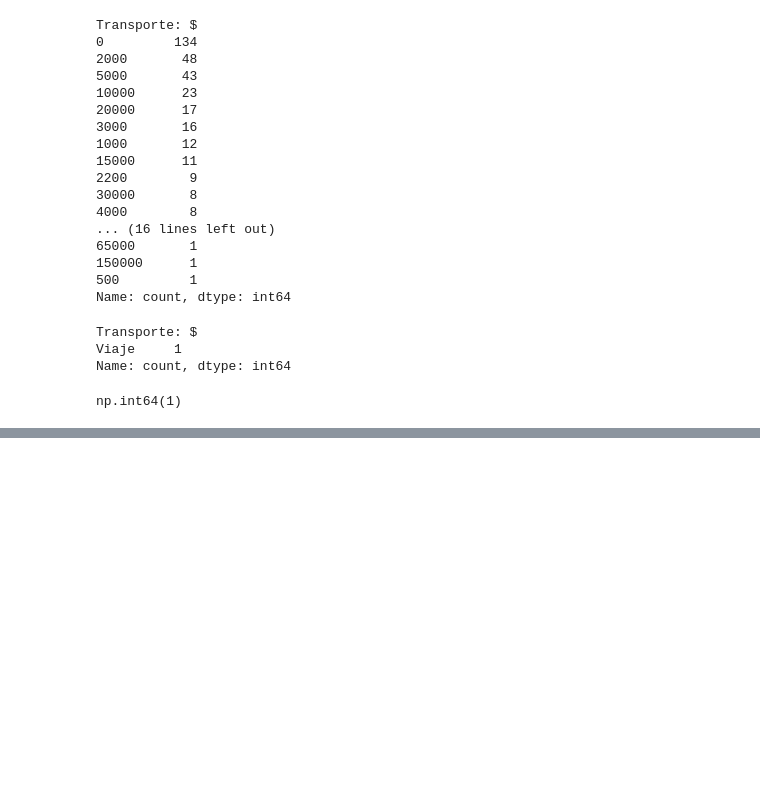
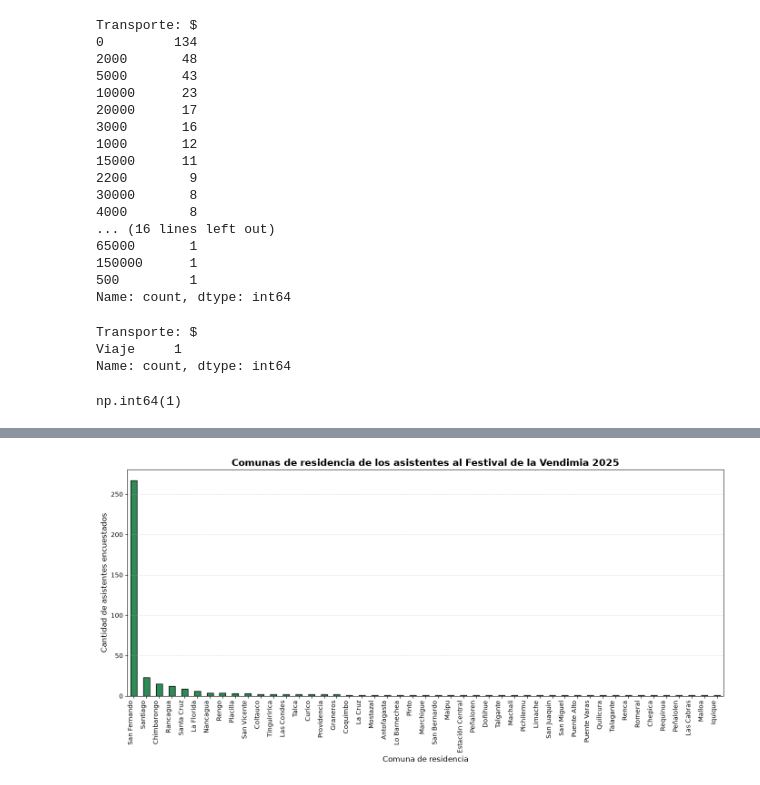
Before and after one commit to hmfc2/Proyect-EDA, a Jupyter notebook: Proyecto Capstone/EDA_encuesta_vendimia.ipynb, the cells around one changed output, grey strips where cells are left out. Drawn from its saved outputs; the diff is of its cells as text; code cells hidden in the pictures; blank space fills up the shorter version.

```diff
--- a/Proyecto Capstone/EDA_encuesta_vendimia.ipynb
+++ b/Proyecto Capstone/EDA_encuesta_vendimia.ipynb
@@ -370,0 +773,24 @@ Name: Transporte: $, Length: 390, dtype: float64>
+# %%
+#Segundo gráfico
+comunas = (vendimia["Comuna"].value_counts().head(50))
+
+fig, ax = plt.subplots(figsize=(14, 7))
+comunas.plot(kind="bar",color="#2E8B57",edgecolor="black",ax=ax)
+
+# Etiquetas sobre las barras
+
+
+plt.title("Comunas de residencia de los asistentes al Festival de la Vendimia 2025",fontsize=15,weight="bold")
+
+plt.xlabel("Comuna de residencia",fontsize=12)
+
+plt.ylabel("Cantidad de asistentes encuestados",fontsize=12)
+
+plt.xticks(rotation=90,ha="right")
+plt.grid(axis="y",linestyle="--",alpha=0.4)
+
+plt.tight_layout()
+
+plt.show()
+# %% [output]
+[figure, added]
```
Also changed, not shown: parts of 32 cells of this notebook.
